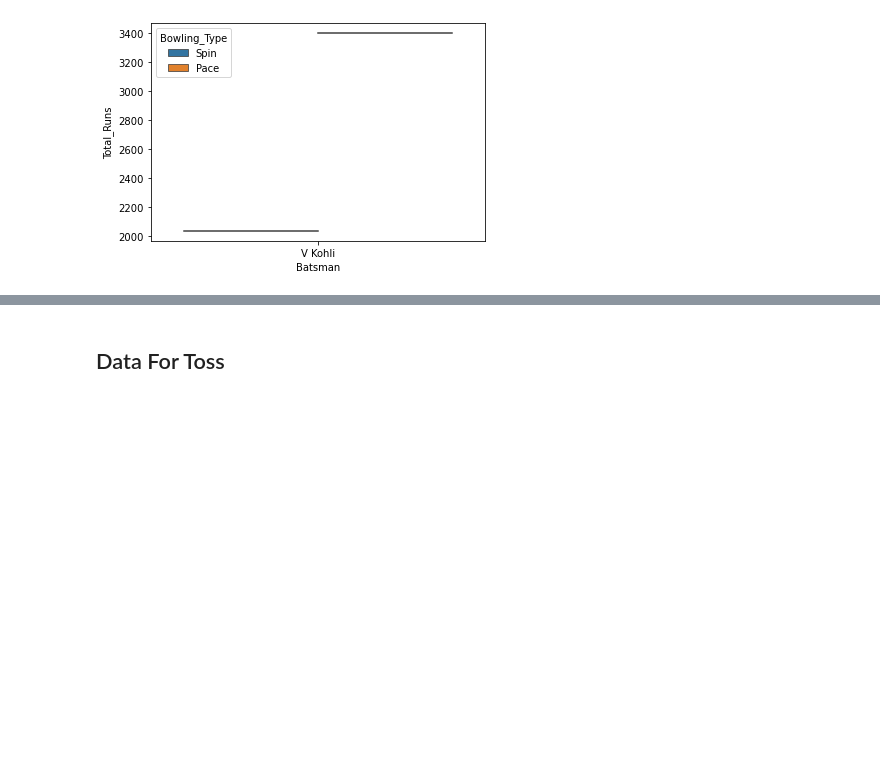
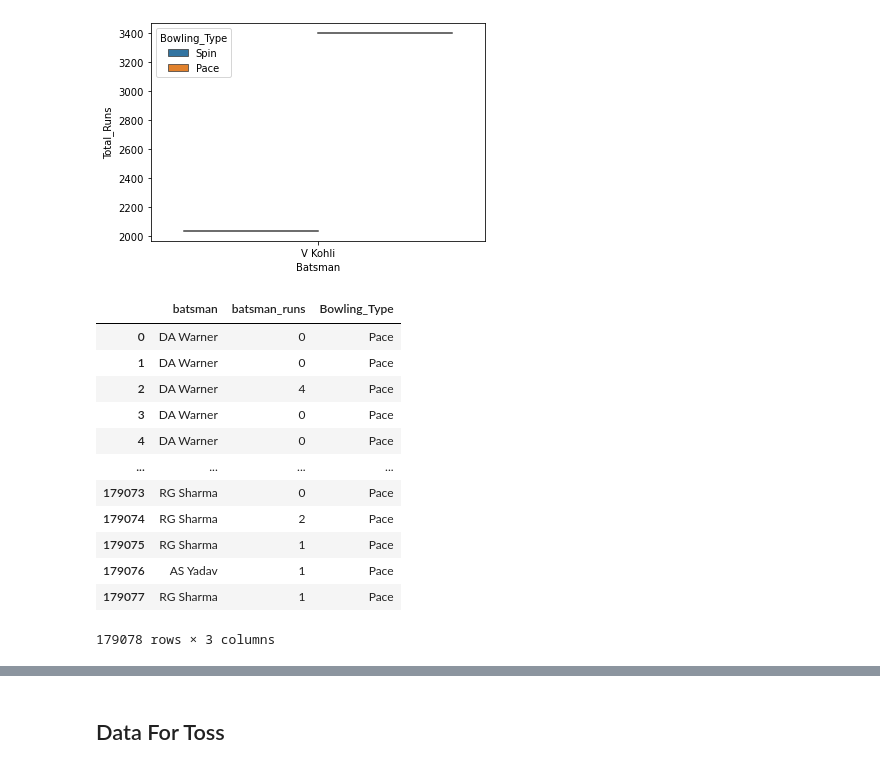
Before and after one commit to Utkarsh736/IPL_Data_Analysis, a Jupyter notebook: Template.ipynb, the cells around one changed output, grey strips where cells are left out. Drawn from its saved outputs; the diff is of its cells as text; code cells hidden in the pictures; blank space fills up the shorter version.

```diff
--- a/Template.ipynb
+++ b/Template.ipynb
@@ -727,0 +730,16 @@ sns.violinplot(x='Batsman', y='Total_Runs', data=kohli_plot, hue='Bowling_Type',
+# %%
+violin_df
+# %% [output]
+|  | batsman | batsman_runs | Bowling_Type |
+| 0 | DA Warner | 0 | Pace |
+| 1 | DA Warner | 0 | Pace |
+| 2 | DA Warner | 4 | Pace |
+| 3 | DA Warner | 0 | Pace |
+| 4 | DA Warner | 0 | Pace |
+| ... | ... | ... | ... |
+| 179073 | RG Sharma | 0 | Pace |
+| 179074 | RG Sharma | 2 | Pace |
+| 179075 | RG Sharma | 1 | Pace |
+| 179076 | AS Yadav | 1 | Pace |
+| 179077 | RG Sharma | 1 | Pace |
+179078 rows × 3 columns
```
Also changed, not shown: parts of 11 cells of this notebook.
